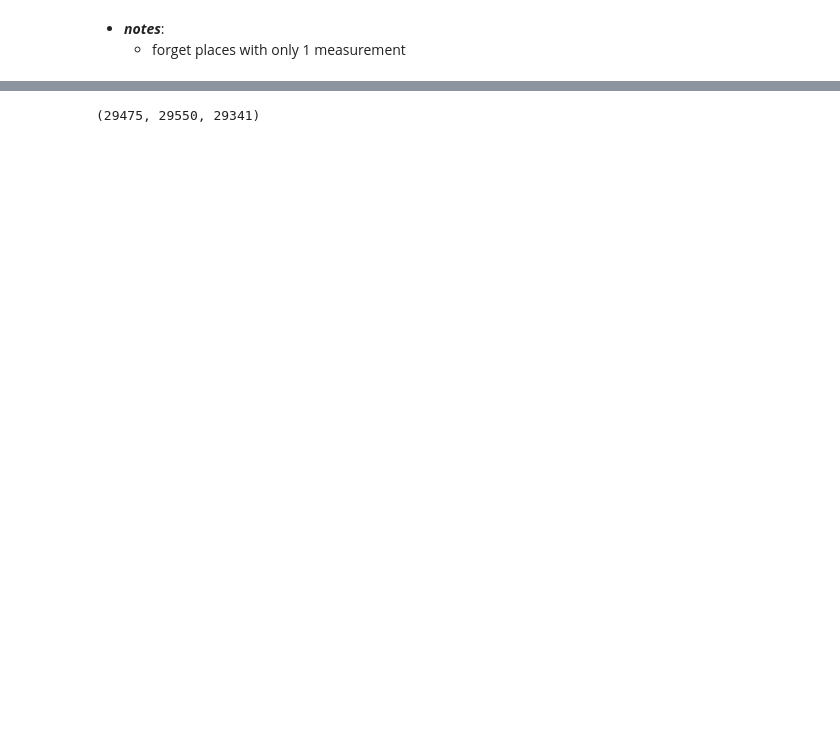
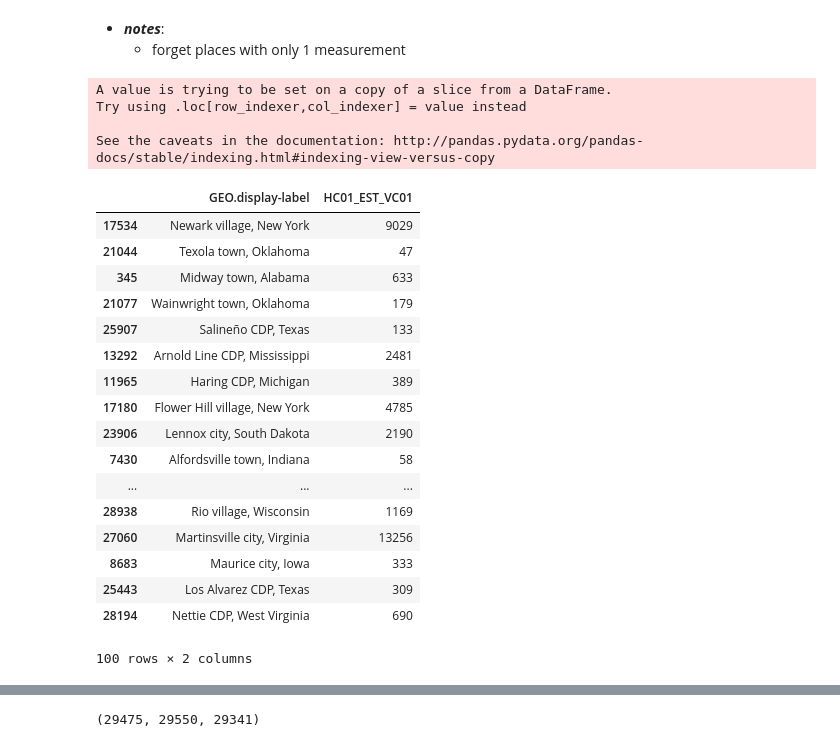
Before and after one commit to gumdropsteve/population_prophet, a Jupyter notebook: exploratory-data-analysis/timeseries/pop_by_place.ipynb, the cells around one changed output, grey strips where cells are left out. Saved outputs shown, nothing was run; the diff lists cells and outputs as text; code cells hidden in the pictures; blank space fills up the shorter version.

```diff
--- a/exploratory-data-analysis/timeseries/pop_by_place.ipynb
+++ b/exploratory-data-analysis/timeseries/pop_by_place.ipynb
@@ -651,37 +651,71 @@ base_places = [place for place in acs17places if place in acs16places]
     and the Places our model can predict on {base_places}'''
 # identify Places we can compare our predictions with
 measureable_places = [place for place in train_places if place in base_places]
 
 '''clean Census 1970-2010 df'''
 # identify columns needed to make GEO.display-label column (so can pair with ACS DataFrames)
 for_geo_displays = ['PLACE','STATE']
 # pull those columns
 to_geo_displays = load_census_place[for_geo_displays]
 # mold PLACE column into list with Place formatted as is in GEO.display-label
 places_70_10 = [place + ', ' for place in to_geo_displays.PLACE]
 # list paired State for each Place
 states_70_10 = [state for state in to_geo_displays.STATE]
 # merge places_70_10 and states_70_10 into list formatted as GEO.display-label column
 GEO_display_label = [ places_70_10[i] + states_70_10[i] for i in range(len(places_70_10))]
 # identify columns relevant to our end goal of predicting population for a given place
 place_cols_of_interest = ['AV0AA1970', 'AV0AA1980', 'AV0AA1990', 'AV0AA2000', 'AV0AA2010']
 # set base dataframe using Census (1970-2010) measurements
 pop_place_70_10_ = load_census_place[place_cols_of_interest]
 # add GEO.display-label column from GEO_display_label list
 pop_place_70_10_['GEO.display-label'] = GEO_display_label
 
 '''convert train years to reflect Places only seen in measureable_places'''
-# drop Census Places not ideal for measurement
+# drop Census Places not ideal for measurement (29346)
 census_place_populations = pop_place_70_10_.loc[pop_place_70_10_['GEO.display-label'].isin(measureable_places)]
-# drop 2011 ACS Places not ideal for measurement
+# drop 2011 ACS Places not ideal for measurement (29341)
 acs_2011_place_populations = load_acs_20l1.loc[load_acs_20l1['GEO.display-label'].isin(measureable_places)]
-# drop 2011 ACS Places not ideal for measurement
+# drop 2011 ACS Places not ideal for measurement (29341)
 acs_2012_place_populations = load_acs_20l2.loc[load_acs_20l2['GEO.display-label'].isin(measureable_places)]
-# drop 2011 ACS Places not ideal for measurement
+# drop 2011 ACS Places not ideal for measurement (29341)
 acs_2013_place_populations = load_acs_20l3.loc[load_acs_20l3['GEO.display-label'].isin(measureable_places)]
-# drop 2011 ACS Places not ideal for measurement
+# drop 2011 ACS Places not ideal for measurement (29341)
 acs_2014_place_populations = load_acs_20l4.loc[load_acs_20l4['GEO.display-label'].isin(measureable_places)]
-# drop 2011 ACS Places not ideal for measurement
+# drop 2011 ACS Places not ideal for measurement (29341)
 acs_2015_place_populations = load_acs_20l5.loc[load_acs_20l5['GEO.display-label'].isin(measureable_places)]
 
-len(census_place_populations),len(acs_2011_place_populations),len(acs_2012_place_populations),len(acs_2013_place_populations),len(acs_2014_place_populations),len(acs_2015_place_populations),len(base_places)
+'''take a sample of 100 Places to score our model'''
+# identify 2016/2017 columns of interest (to measure against)
+base_col_of_i = ['GEO.display-label', 'HC01_EST_VC01']
+# shrink ACS 2017 df to columns to measure against only
+based_17_ = load_acs_20l7[base_col_of_i]
+# realize ACS (2016/2017) combined measureable_places DataFrame (Baseline) dataframe
+baseline_df = based_17_.loc[based_17_['GEO.display-label'].isin(measureable_places)]
+# sample Baseline data for Places to evaluate model
+test_one_hunnit = baseline_df.sample(100)
+
+# len(census_place_populations),len(acs_2011_place_populations),len(acs_2012_place_populations),len(acs_2013_place_populations),len(acs_2014_place_populations),len(acs_2015_place_populations),len(measureable_places)
+test_one_hunnit
+# %% [output]
+A value is trying to be set on a copy of a slice from a DataFrame.
+Try using .loc[row_indexer,col_indexer] = value instead
+
+See the caveats in the documentation: http://pandas.pydata.org/pandas-docs/stable/indexing.html#indexing-view-versus-copy
+|  | GEO.display-label | HC01_EST_VC01 |
+| 17534 | Newark village, New York | 9029 |
+| 21044 | Texola town, Oklahoma | 47 |
+| 345 | Midway town, Alabama | 633 |
+| 21077 | Wainwright town, Oklahoma | 179 |
+| 25907 | Salineño CDP, Texas | 133 |
+| 13292 | Arnold Line CDP, Mississippi | 2481 |
+| 11965 | Haring CDP, Michigan | 389 |
+| 17180 | Flower Hill village, New York | 4785 |
+| 23906 | Lennox city, South Dakota | 2190 |
+| 7430 | Alfordsville town, Indiana | 58 |
+| ... | ... | ... |
+| 28938 | Rio village, Wisconsin | 1169 |
+| 27060 | Martinsville city, Virginia | 13256 |
+| 8683 | Maurice city, Iowa | 333 |
+| 25443 | Los Alvarez CDP, Texas | 309 |
+| 28194 | Nettie CDP, West Virginia | 690 |
+100 rows × 2 columns
```
Also changed, not shown: parts of 7 cells of this notebook.
